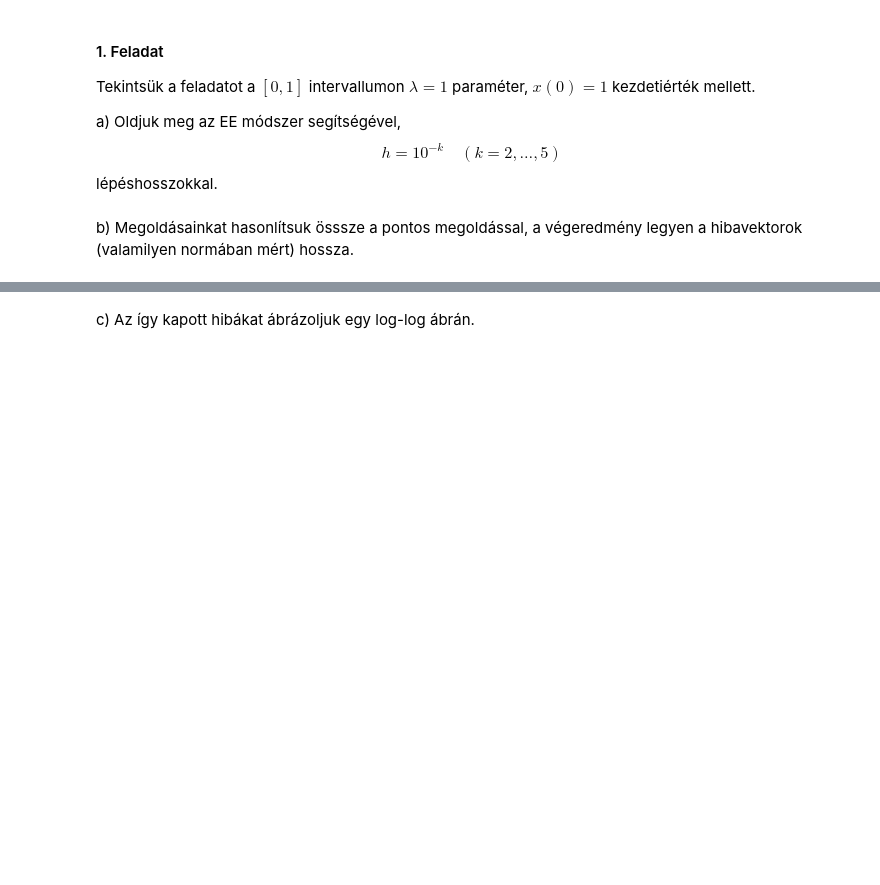
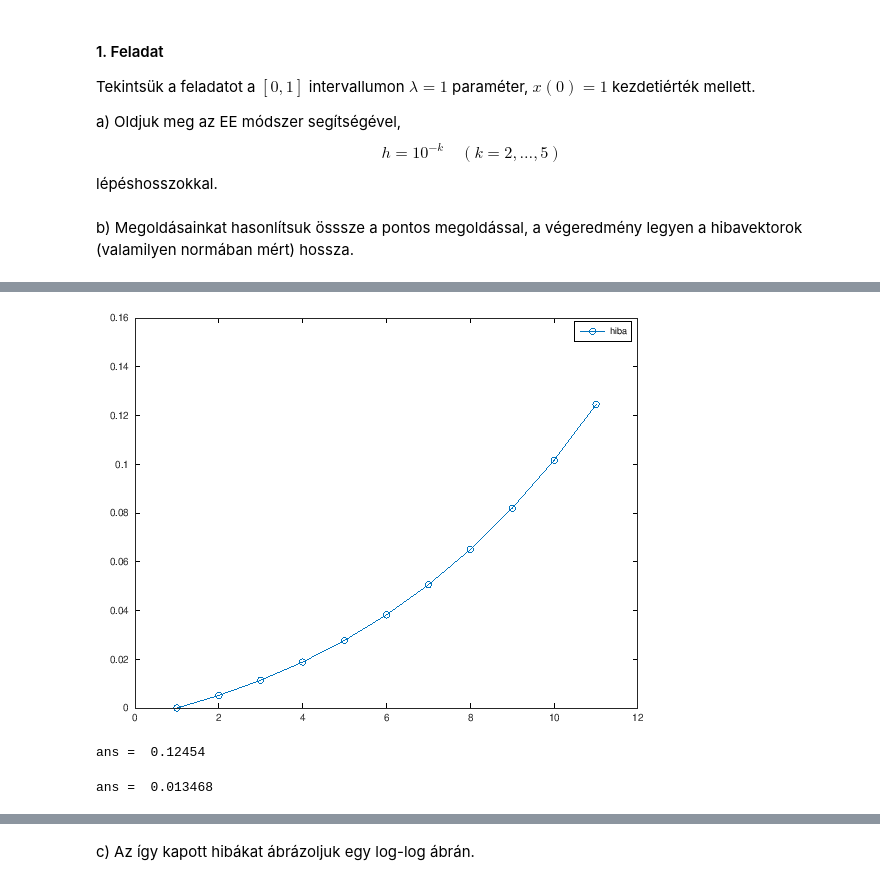
Before and after one commit to absurd-zipper/aaszm2, a Jupyter notebook: 6.feladatsor.ipynb, the cells around one changed output, grey strips where cells are left out. Drawn from its saved outputs; the diff is of its cells as text; code cells hidden in the pictures; blank space fills up the shorter version.

```diff
--- a/6.feladatsor.ipynb
+++ b/6.feladatsor.ipynb
@@ -47,0 +55,23 @@ b) Megoldásainkat hasonlítsuk össsze a pontos megoldással, a végeredmény l
+# %%
+err = abs(ys - exp(ts));
+
+plot(err, 'o-')
+legend('hiba')
+# %% [output]
+[figure, added]
+# %%
+h = 10^(-1);
+[ts, ys] = explicit_euler(@(t, x)(x), 0:h:1, 1);
+
+err = abs(ys - exp(ts));
+max(abs(err))
+# %% [output]
+ans =  0.12454
+# %%
+h = 10^(-2);
+[ts, ys] = explicit_euler(@(t, x)(x), 0:h:1, 1);
+
+err = abs(ys - exp(ts));
+max(abs(err))
+# %% [output]
+ans =  0.013468
```
Also changed, not shown: parts of 17 cells of this notebook.
